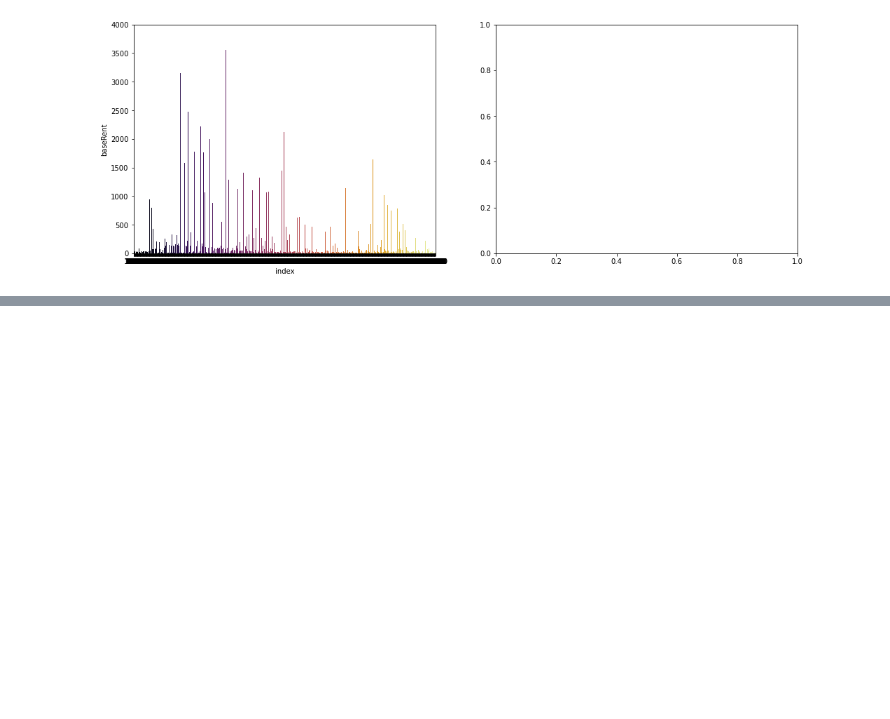
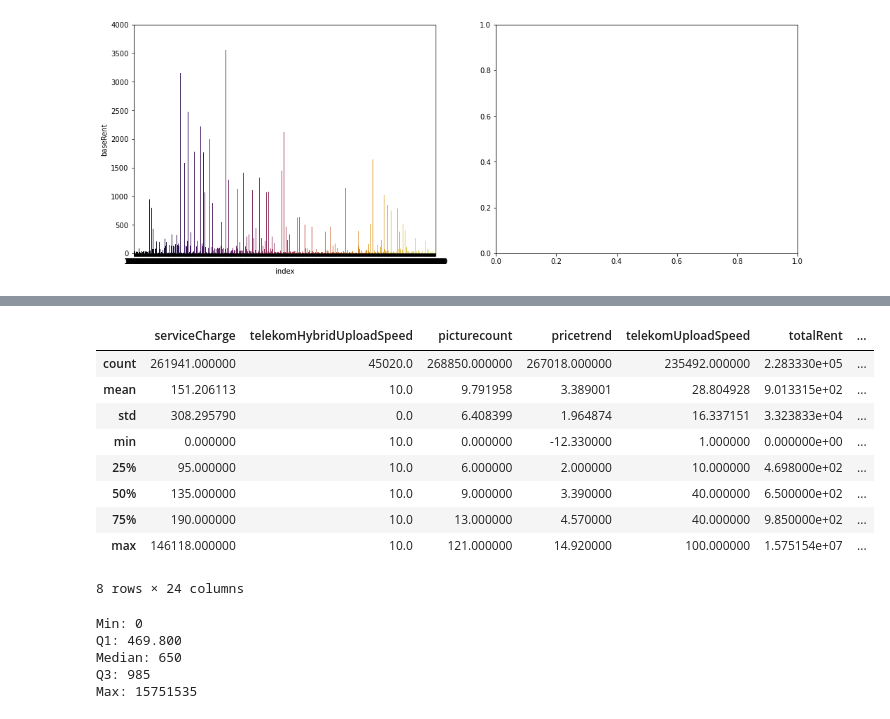
Before and after one commit to eriglesias/housing_prices_DEU, a Jupyter notebook: housing_analysis_de.ipynb, the cells around one changed output, grey strips where cells are left out. Drawn from its saved outputs; the diff is of its cells as text; code cells hidden in the pictures; blank space fills up the shorter version.

Commit message:
Basic Summary Stats and info

```diff
--- a/housing_analysis_de.ipynb
+++ b/housing_analysis_de.ipynb
@@ -48,0 +71,13 @@ ax[0] = sns.barplot(ax= ax[0], data = top_expensive_rents, x = top_expensive_ren
+# %%
+housing.describe()
+# %% [output]
+|  | serviceCharge | telekomHybridUploadSpeed | picturecount | pricetrend | telekomUploadSpeed | totalRent | ... |
+| count | 261941.000000 | 45020.0 | 268850.000000 | 267018.000000 | 235492.000000 | 2.283330e+05 | ... |
+| mean | 151.206113 | 10.0 | 9.791958 | 3.389001 | 28.804928 | 9.013315e+02 | ... |
+| std | 308.295790 | 0.0 | 6.408399 | 1.964874 | 16.337151 | 3.323833e+04 | ... |
+| min | 0.000000 | 10.0 | 0.000000 | -12.330000 | 1.000000 | 0.000000e+00 | ... |
+| 25% | 95.000000 | 10.0 | 6.000000 | 2.000000 | 10.000000 | 4.698000e+02 | ... |
+| 50% | 135.000000 | 10.0 | 9.000000 | 3.390000 | 40.000000 | 6.500000e+02 | ... |
+| 75% | 190.000000 | 10.0 | 13.000000 | 4.570000 | 40.000000 | 9.850000e+02 | ... |
+| max | 146118.000000 | 10.0 | 121.000000 | 14.920000 | 100.000000 | 1.575154e+07 | ... |
+8 rows × 24 columns
@@ -48,0 +88,15 @@ ax[0] = sns.barplot(ax= ax[0], data = top_expensive_rents, x = top_expensive_ren
+# %%
+data_min, data_max = rent_costs.min(), rent_costs.max()
+quartiles = percentile(rent_costs, [25, 50, 75])
+#print 5-number summary
+print('Min: %.0f' % data_min)
+print('Q1: %.3f' % quartiles[0])
+print('Median: %.0f' % quartiles[1])
+print('Q3: %.0f' % quartiles[2])
+print('Max: %.0f' % data_max)
+# %% [output]
+Min: 0
+Q1: 469.800
+Median: 650
+Q3: 985
+Max: 15751535
```
Also changed, not shown: parts of 6 cells of this notebook.
